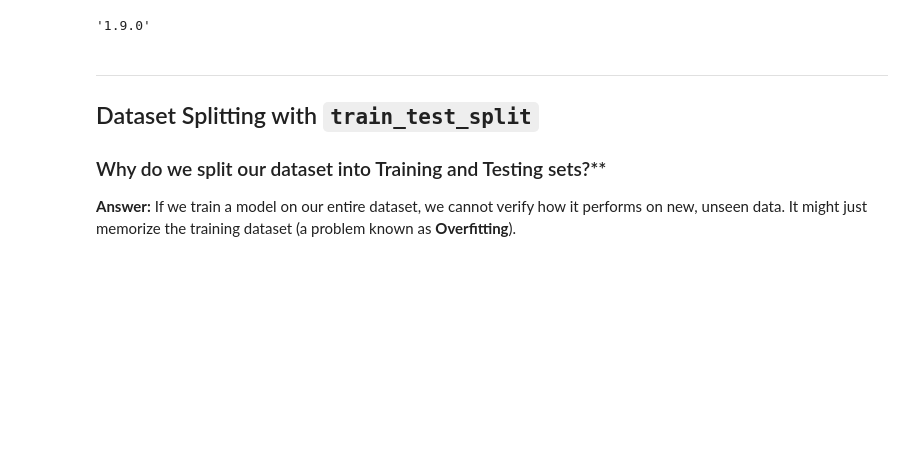
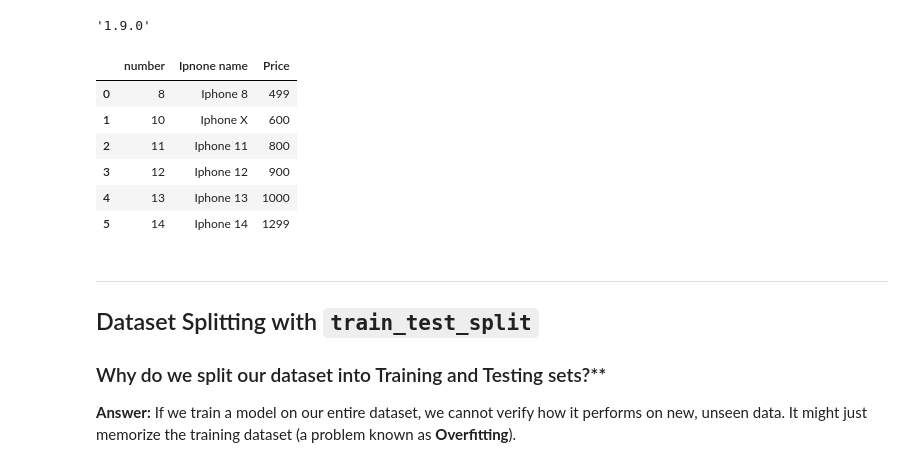
Before and after one commit to Jarvish1xyz/Sem-5, a Jupyter notebook: ML/Lab-4/Lab 4_EMPTY.ipynb, the cells around one changed output. Drawn from its saved outputs; the diff is of its cells as text; code cells hidden in the pictures; blank space fills up the shorter version.

```diff
--- a/ML/Lab-4/Lab 4_EMPTY.ipynb
+++ b/ML/Lab-4/Lab 4_EMPTY.ipynb
@@ -18,6 +19,17 @@ import sklearn
 sklearn.__version__
 # %% [output]
 '1.9.0'
+# %%
+df = pd.read_csv('iphone.csv');
+df
+# %% [output]
+|  | number | Ipnone name | Price |
+| 0 | 8 | Iphone 8 | 499 |
+| 1 | 10 | Iphone X | 600 |
+| 2 | 11 | Iphone 11 | 800 |
+| 3 | 12 | Iphone 12 | 900 |
+| 4 | 13 | Iphone 13 | 1000 |
+| 5 | 14 | Iphone 14 | 1299 |
 # %% [markdown]
 ---
 ## Dataset Splitting with `train_test_split`
```
Also changed, not shown: parts of 21 cells of this notebook.
